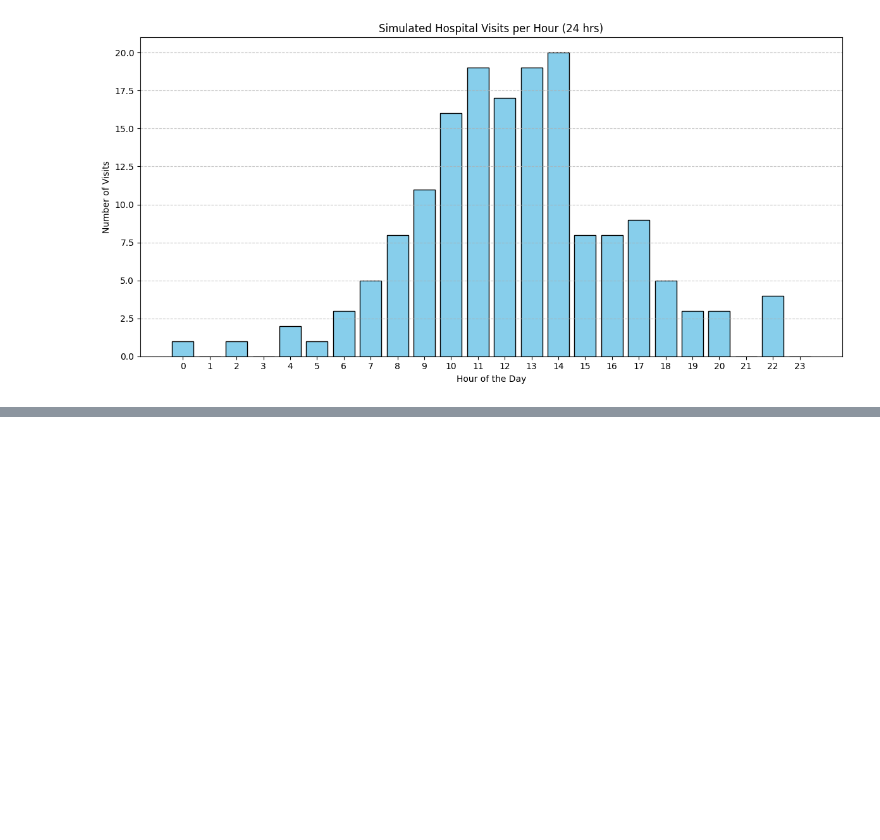
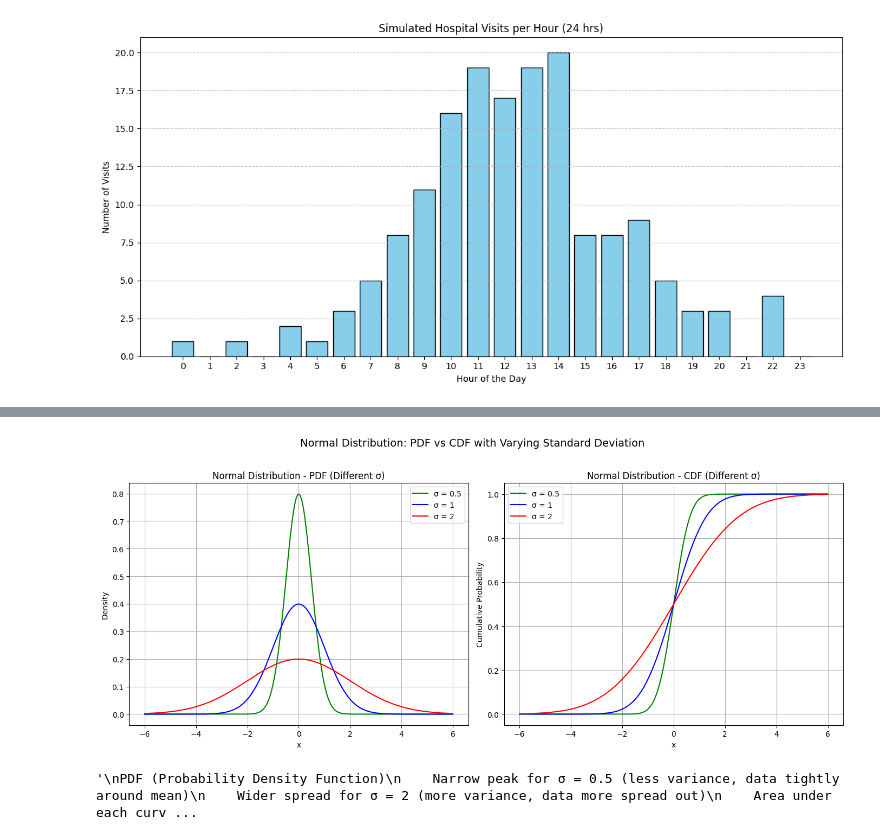
Before and after one commit to abhik12295/Data-Science-Learning, a Jupyter notebook: Statistics/types_of_probability_distribution.ipynb, the cells around one changed output, grey strips where cells are left out. Saved outputs shown, nothing was run; the diff lists cells and outputs as text; code cells hidden in the pictures; blank space fills up the shorter version.

```diff
--- a/Statistics/types_of_probability_distribution.ipynb
+++ b/Statistics/types_of_probability_distribution.ipynb
@@ -331,0 +463,55 @@ When to use Binomial and when to use Poisson:
+# %%
+import numpy as np
+import matplotlib.pyplot as plt
+from scipy.stats import norm
+
+# Mean stays the same
+mu = 0
+
+# Different standard deviations
+sigmas = [0.5, 1, 2]
+colors = ['green', 'blue', 'red']
+x = np.linspace(-6, 6, 1000)
+
+# Plot PDF and CDF side-by-side
+fig, axs = plt.subplots(1, 2, figsize=(14, 6))
+
+# --- PDF Plot ---
+axs[0].set_title('Normal Distribution - PDF (Different σ)')
+for sigma, color in zip(sigmas, colors):
+    pdf = norm.pdf(x, mu, sigma)
+    axs[0].plot(x, pdf, label=f'σ = {sigma}', color=color)
+axs[0].set_xlabel('x')
+axs[0].set_ylabel('Density')
+axs[0].legend()
+axs[0].grid(True)
+
+# --- CDF Plot ---
+axs[1].set_title('Normal Distribution - CDF (Different σ)')
+for sigma, color in zip(sigmas, colors):
+    cdf = norm.cdf(x, mu, sigma)
+    axs[1].plot(x, cdf, label=f'σ = {sigma}', color=color)
+axs[1].set_xlabel('x')
+axs[1].set_ylabel('Cumulative Probability')
+axs[1].legend()
+axs[1].grid(True)
+
+plt.suptitle('Normal Distribution: PDF vs CDF with Varying Standard Deviation', fontsize=14)
+plt.tight_layout(rect=[0, 0, 1, 0.96])
+plt.show()
+# %% [output]
+[figure, added]
+# %%
+'''
+PDF (Probability Density Function)
+    Narrow peak for σ = 0.5 (less variance, data tightly around mean)
+    Wider spread for σ = 2 (more variance, data more spread out)
+    Area under each curve is 1, regardless of spread
+
+CDF (Cumulative Distribution Function)
+    Steeper rise near mean when σ is small
+    Gradual rise when σ is large
+    CDF reaches 1 slower with larger σ (spread)
+'''
+# %% [output]
+'\nPDF (Probability Density Function)\n    Narrow peak for σ = 0.5 (less variance, data tightly around mean)\n    Wider spread for σ = 2 (more variance, data more spread out)\n    Area under each curv ...
```
Also changed, not shown: parts of 6 cells of this notebook.
